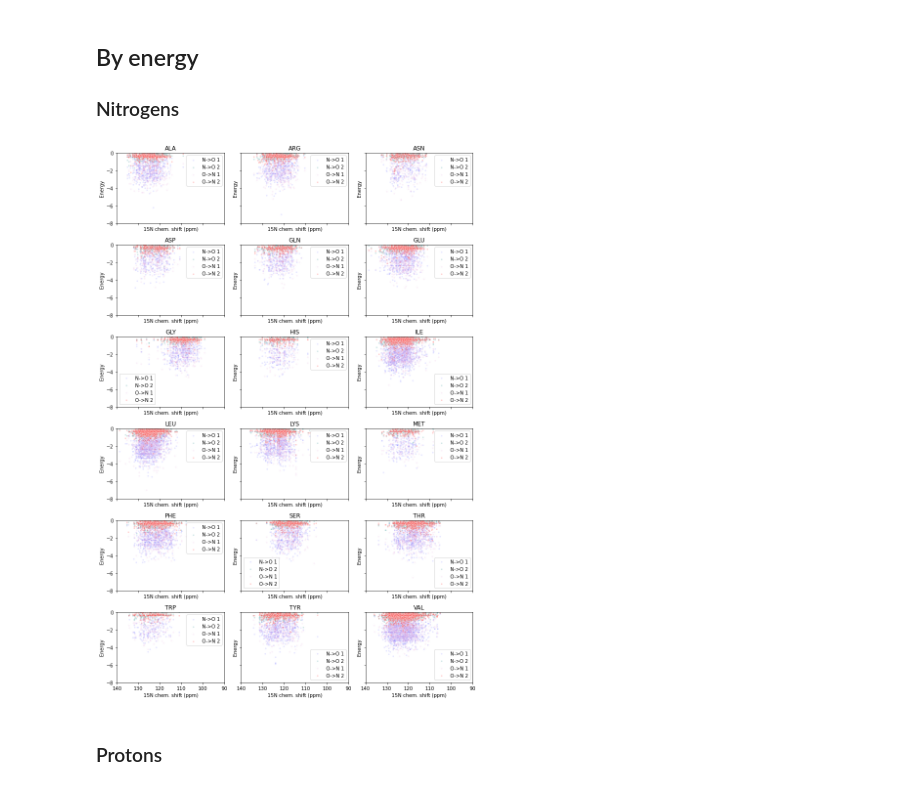
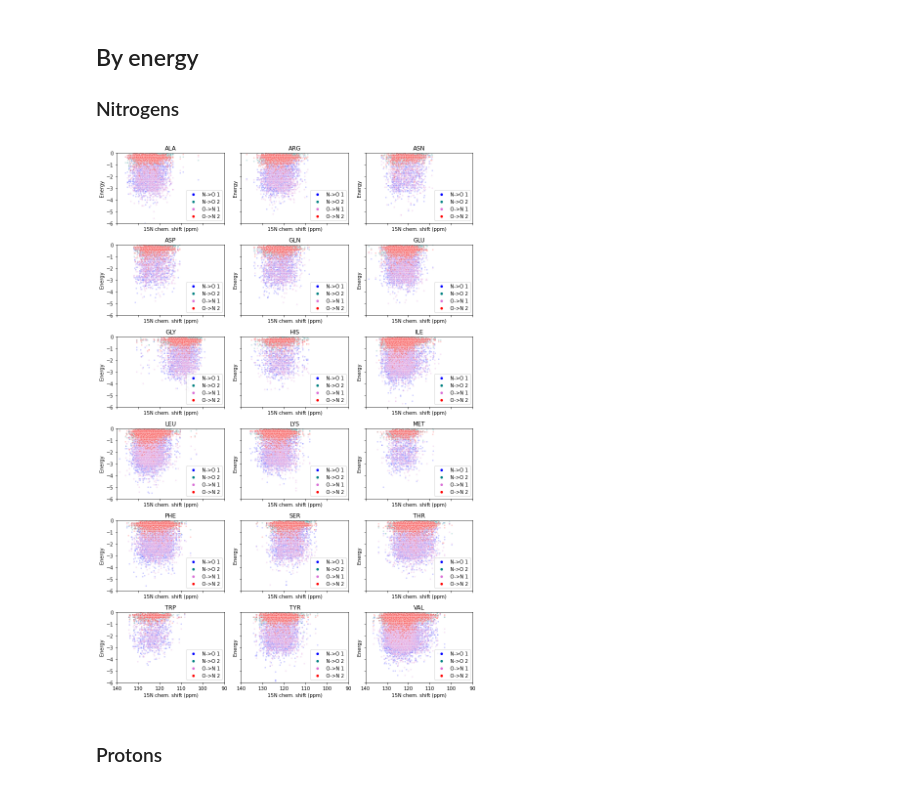
Before and after one commit to krairy/random, a Jupyter notebook: H-bonds/H-bonds analysis.ipynb, the cells around one changed output. Saved outputs shown, nothing was run; the diff lists cells and outputs as text; code cells hidden in the pictures.

```diff
--- a/H-bonds/H-bonds analysis.ipynb
+++ b/H-bonds/H-bonds analysis.ipynb
@@ -42,4 +58,15 @@ df_1H = df.groupby(by='Atom_ID').get_group('H')
+# %%
+res_list = list(df_15N.Comp_ID.unique())
+for res in ['ASH', 'CYS', 'PRO']:
+    if res in res_list:
+        res_list.remove(res)
+res_list.sort()
 # %%
+# Statistics
 #How many PDBs are eventually included into the table
-df.loc[df['H_bond_1'].notna()].set_index('PDB_ID').index.unique().shape
+print(f"Data taken from {df.loc[df['H_bond_1'].notna()].set_index('PDB_ID').index.unique().shape[0]} PDBs")
+res_groups = df_15N.groupby(by='Comp_ID')
+for res in res_list:
+    N = res_groups.get_group(res).shape[0]
+    print(f"{res}: N={N}")
 # %% [output]
@@ -115,11 +160,16 @@ for res, ax in zip(res_list, axs.ravel()):
 
     df_15N_Res = res_groups.get_group(res)
 
-    ax.scatter(df_15N_Res.Val, df_15N_Res.H_bond_1, alpha=0.2, s=10, c='b', edgecolors='white') # donor
-    ax.scatter(df_15N_Res.Val, df_15N_Res.H_bond_2, alpha=0.5, s=10, c='teal', edgecolors='white') # donor
-    ax.scatter(df_15N_Res.Val, df_15N_Res.H_bond_11, alpha=0.2, s=10, c='magenta', edgecolors='white') # acceptor
-    ax.scatter(df_15N_Res.Val, df_15N_Res.H_bond_12, alpha=0.2, s=10, c='orchid', edgecolors='white') # acceptor
+    ax.scatter(df_15N_Res.Val, df_15N_Res.H_bond_1, alpha=0.2, s=10, c='b', edgecolors='white',
+              label='N->O 1') # donor
+    ax.scatter(df_15N_Res.Val, df_15N_Res.H_bond_2, alpha=0.2, s=10, c='teal', edgecolors='white',
+              label='N->O 2') # donor
+    ax.scatter(df_15N_Res.Val, df_15N_Res.H_bond_11, alpha=0.2, s=10, c='magenta', edgecolors='white',
+              label='O->N 1') # acceptor
+    ax.scatter(df_15N_Res.Val, df_15N_Res.H_bond_12, alpha=0.2, s=10, c='orchid', edgecolors='white',
+              label='O->N 2') # acceptor
 
+    ax.legend(loc='lower right')
     ax.set_title(res)
     ax.set_xlim(140, 90)
     ax.set_ylim(2.0, 3.5)
@@ -191,34 +241,40 @@ fig.savefig('C:/Users/Krairy/OneDrive/PhD/H-bonds/Shifts_H-bonds_by_DSSP_Shortes
 # %%
 fig, axs = plt.subplots(nrows=6, ncols=3, figsize=(11,16), sharex=True, sharey=True)
 
 res_list = list(df_15N.Comp_ID.unique())
 for res in ['ASH', 'CYS', 'PRO']:
     if res in res_list:
         res_list.remove(res)
 res_list.sort()
 
 res_groups = df_15N.groupby(by='Comp_ID')
 for res, ax in zip(res_list, axs.ravel()):
 
     df_15N_Res = res_groups.get_group(res)
 
-    ax.scatter(df_15N_Res.Val, df_15N_Res['NH-O1_En'], alpha=0.1, s=10, c='b', edgecolors='white', label='N->O 1') # as donor
-    ax.scatter(df_15N_Res.Val, df_15N_Res['NH-O2_En'], alpha=0.2, s=10, c='teal', edgecolors='white', label='N->O 2') # as donor
-    ax.scatter(df_15N_Res.Val, df_15N_Res['O-NH1_En'], alpha=0.1, s=10, c='orchid', edgecolors='white', label='O->N 1') # as acceptor
-    ax.scatter(df_15N_Res.Val, df_15N_Res['O-NH2_En'], alpha=0.2, s=10, c='red', edgecolors='white', label='O->N 2') # as acceptor
+    ax.scatter(df_15N_Res.Val, df_15N_Res['NH-O1_En'], alpha=0.2, s=10, c='b', edgecolors='white') # as donor
+    ax.scatter(df_15N_Res.Val, df_15N_Res['NH-O2_En'], alpha=0.2, s=10, c='teal', edgecolors='white') # as donor
+    ax.scatter(df_15N_Res.Val, df_15N_Res['O-NH1_En'], alpha=0.2, s=10, c='orchid', edgecolors='white') # as acceptor
+    ax.scatter(df_15N_Res.Val, df_15N_Res['O-NH2_En'], alpha=0.2, s=10, c='red', edgecolors='white') # as acceptor
 
-    ax.legend()
+    # for the legend
+    ax.scatter([-100], [100], alpha=1, s=40, c='b', edgecolors='white', label='N->O 1')
+    ax.scatter([-100], [100], alpha=1, s=40, c='teal', edgecolors='white', label='N->O 2')
+    ax.scatter([-100], [100], alpha=1, s=40, c='orchid', edgecolors='white', label='O->N 1')
+    ax.scatter([-100], [100], alpha=1, s=40, c='red', edgecolors='white', label='O->N 2')
+
     ax.set_title(res)
     ax.set_xlim(140, 90)
-    ax.set_ylim(-8, 0)
+    ax.set_ylim(-6, 0)
+    ax.legend(loc='lower right')
     ax.set_xlabel('15N chem. shift (ppm)')
     ax.set_ylabel('Energy')
 
 fig.tight_layout()
     #print(res, pears)
 fig.savefig('C:/Users/Krairy/OneDrive/PhD/H-bonds/Shifts_H-bonds_by_DSSP_Energy_15N.jpeg', dpi=200)
 # %% [output]
-[figure, old version]
+[figure, new version]
 # %% [markdown]
 ### Protons
 # %%
```
Also changed, not shown: parts of 9 cells of this notebook.
